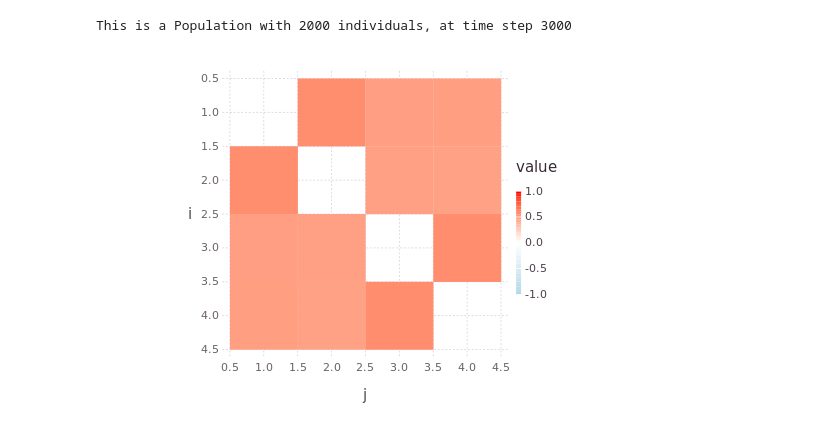
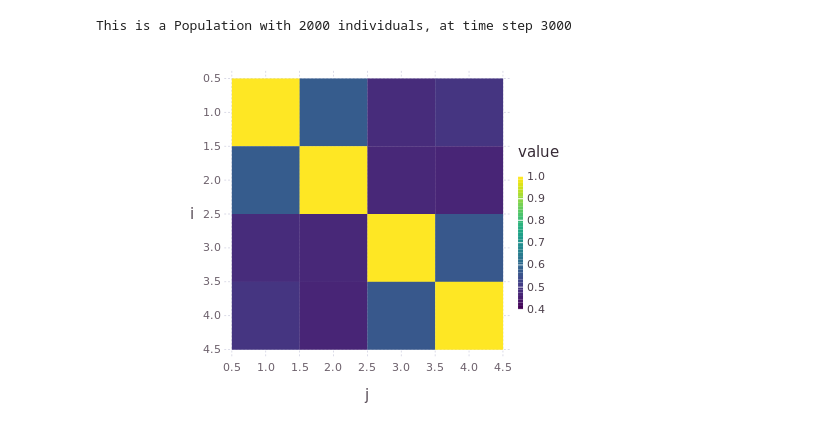
Before and after one commit to diogro/evomod_julia, a Jupyter notebook: evomod_with_growth.ipynb, the cells around one changed output. Saved outputs shown, nothing was run; the diff lists cells and outputs as text; code cells hidden in the pictures.

Commit message:
viridis rox

```diff
--- a/evomod_with_growth.ipynb
+++ b/evomod_with_growth.ipynb
@@ -420,14 +425,13 @@ pop = direct_pop
 This is a Population with 2000 individuals, at time step 3000
 # %%
 using Colors
+using Viridis
 
 a = copy(pop.moments[end]["corrP"])
-[a[i, i] = NaN for i in 1:size(a)[1]]
-spy(a, Scale.ContinuousColorScale(Scale.lab_gradient(colorant"lightblue",
-                                                     colorant"white",
-                                                     colorant"red"), minvalue=-1, maxvalue=1))
+#[a[i, i] = NaN for i in 1:size(a)[1]]
+spy(a, Scale.color_continuous(colormap=Viridis.viridis))
 # %% [output]
-[figure, old version]
+[figure, new version]
 # %%
 n = length(pop.moments)
 df_P = DataFrame(W = [mean(AVGcorr(pop.moments[i]["corrP"])[1]) for i in 1:n],
```
Also changed, not shown: parts of 5 cells of this notebook.
